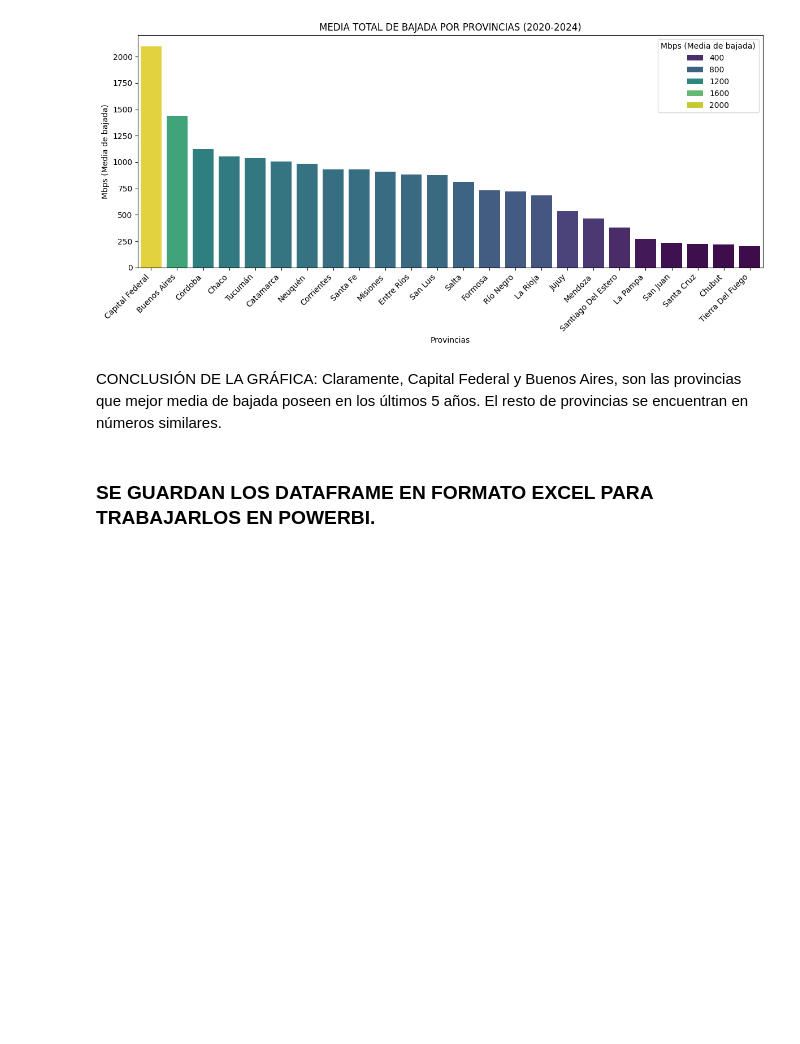
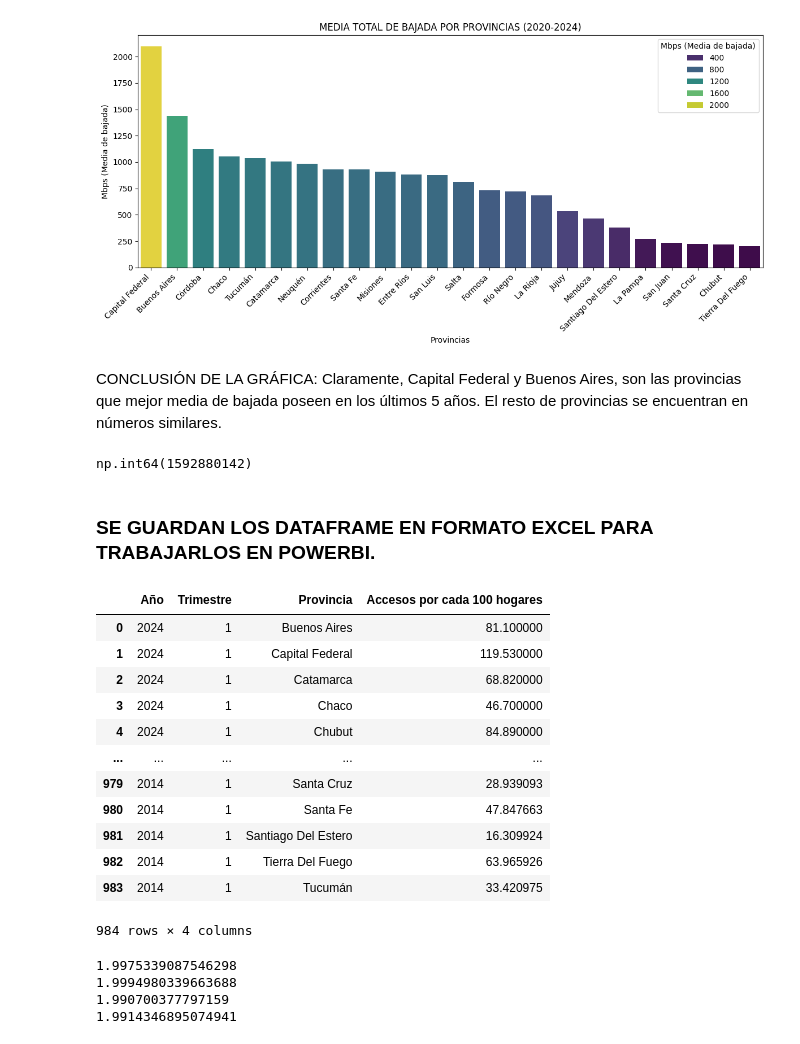
Before and after one commit to Facu6/ProyectoIndividual_2_SoyHenry, a Jupyter notebook: EDA.ipynb, the cells around one changed output. Drawn from its saved outputs; the diff is of its cells as text; code cells hidden in the pictures; blank space fills up the shorter version.

```diff
--- a/EDA.ipynb
+++ b/EDA.ipynb
@@ -1239,6 +1244,10 @@ plt.show()
 [figure]
 # %% [markdown]
 CONCLUSIÓN DE LA GRÁFICA: Claramente, Capital Federal y Buenos Aires, son las provincias que mejor media de bajada poseen en los últimos 5 años. El resto de provincias se encuentran en números similares.
+# %%
+Ingresos['Ingresos (miles de pesos)'].sum()
+# %% [output]
+np.int64(1592880142)
 # %% [markdown]
 ### SE GUARDAN LOS DATAFRAME EN FORMATO EXCEL PARA TRABAJARLOS EN POWERBI.
 # %%
@@ -1259,0 +1271,26 @@ Ingresos.to_excel('Ingresos_EDA.xlsx', index = False)
+# %%
+Penetracion_hogares
+# %% [output]
+|  | Año | Trimestre | Provincia | Accesos por cada 100 hogares |
+| 0 | 2024 | 1 | Buenos Aires | 81.100000 |
+| 1 | 2024 | 1 | Capital Federal | 119.530000 |
+| 2 | 2024 | 1 | Catamarca | 68.820000 |
+| 3 | 2024 | 1 | Chaco | 46.700000 |
+| 4 | 2024 | 1 | Chubut | 84.890000 |
+| ... | ... | ... | ... | ... |
+| 979 | 2014 | 1 | Santa Cruz | 28.939093 |
+| 980 | 2014 | 1 | Santa Fe | 47.847663 |
+| 981 | 2014 | 1 | Santiago Del Estero | 16.309924 |
+| 982 | 2014 | 1 | Tierra Del Fuego | 63.965926 |
+| 983 | 2014 | 1 | Tucumán | 33.420975 |
+984 rows × 4 columns
+# %%
+print(((82.72 - 81.10) / 81.10) * 100)
+print(((121.92 - 119.53) / 119.53) * 100)
+print(((70.19 - 68.82) / 68.82) * 100)
+print(((47.63- 46.70) / 46.70) * 100)
+# %% [output]
+1.9975339087546298
+1.9994980339663688
+1.990700377797159
+1.9914346895074941
```
Also changed, not shown: parts of 4 cells of this notebook.
